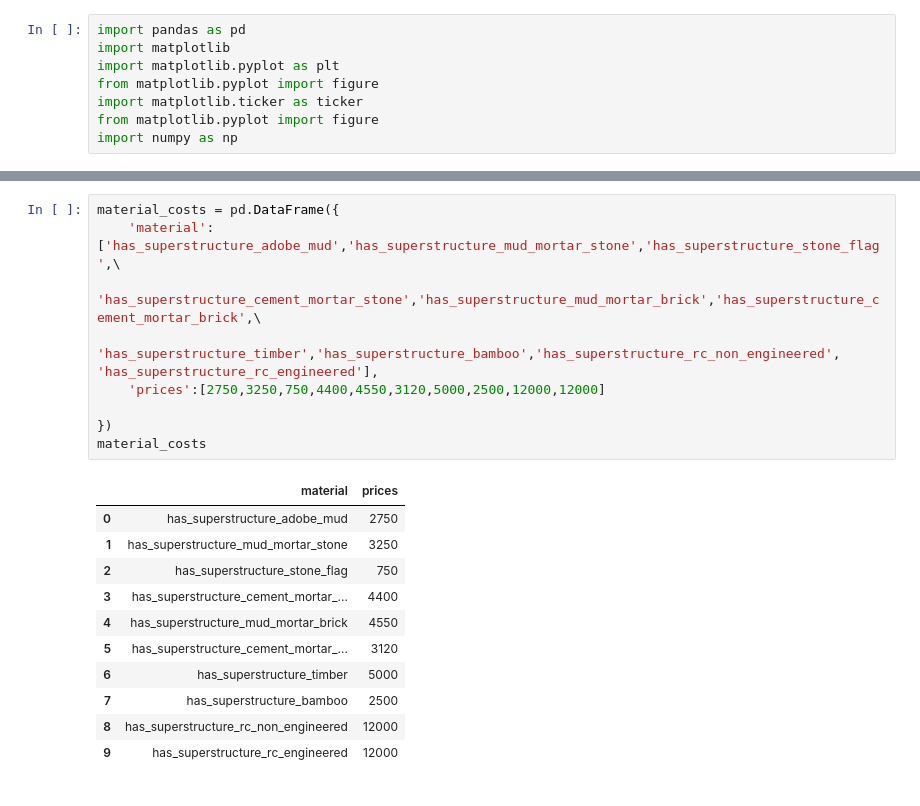
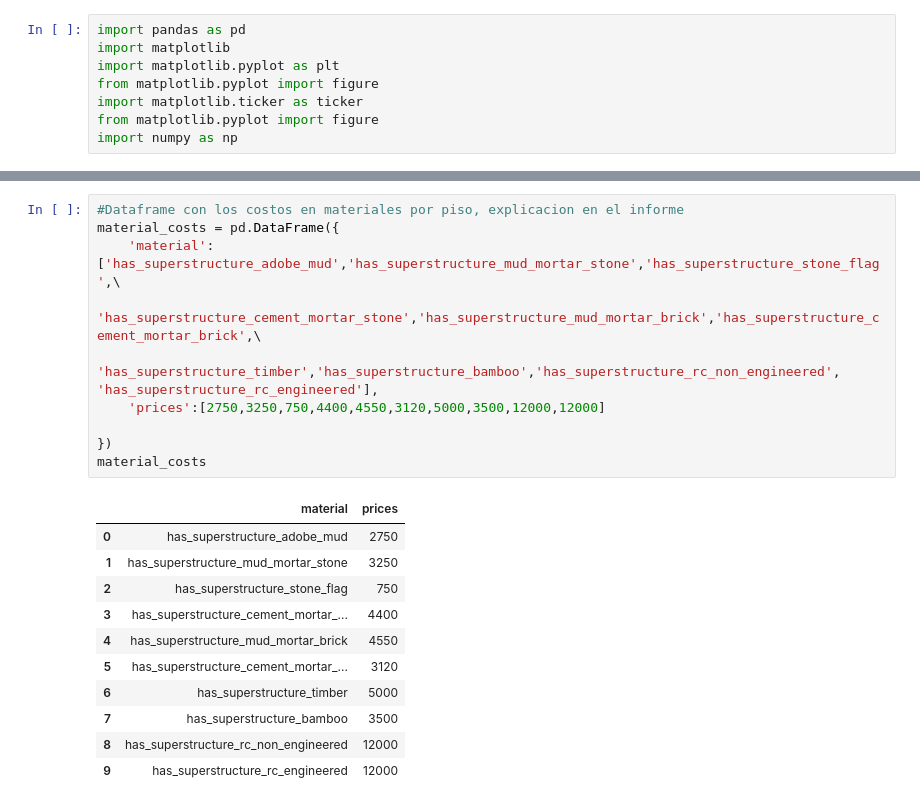
Before and after one commit to IngErnestoAlvarez/terremoto_research, a Jupyter notebook: TP1_economic.ipynb, the cells around one changed output, grey strips where cells are left out. Cells and saved outputs as stored; diff of their text form.

```diff
--- a/TP1_economic.ipynb
+++ b/TP1_economic.ipynb
@@ -28,22 +14,23 @@ train_values
 # %%
+#Dataframe con los costos en materiales por piso, explicacion en el informe
 material_costs = pd.DataFrame({
     'material':['has_superstructure_adobe_mud','has_superstructure_mud_mortar_stone','has_superstructure_stone_flag',\
                 'has_superstructure_cement_mortar_stone','has_superstructure_mud_mortar_brick','has_superstructure_cement_mortar_brick',\
                 'has_superstructure_timber','has_superstructure_bamboo','has_superstructure_rc_non_engineered', 'has_superstructure_rc_engineered'],
-    'prices':[2750,3250,750,4400,4550,3120,5000,2500,12000,12000]
+    'prices':[2750,3250,750,4400,4550,3120,5000,3500,12000,12000]
 
 })
 material_costs
 # %% [output]
 |  | material | prices |
 | 0 | has_superstructure_adobe_mud | 2750 |
 | 1 | has_superstructure_mud_mortar_stone | 3250 |
 | 2 | has_superstructure_stone_flag | 750 |
 | 3 | has_superstructure_cement_mortar_... | 4400 |
 | 4 | has_superstructure_mud_mortar_brick | 4550 |
 | 5 | has_superstructure_cement_mortar_... | 3120 |
 | 6 | has_superstructure_timber | 5000 |
-| 7 | has_superstructure_bamboo | 2500 |
+| 7 | has_superstructure_bamboo | 3500 |
 | 8 | has_superstructure_rc_non_engineered | 12000 |
 | 9 | has_superstructure_rc_engineered | 12000 |
 # %%
```
Also changed, not shown: parts of 12 cells of this notebook.
